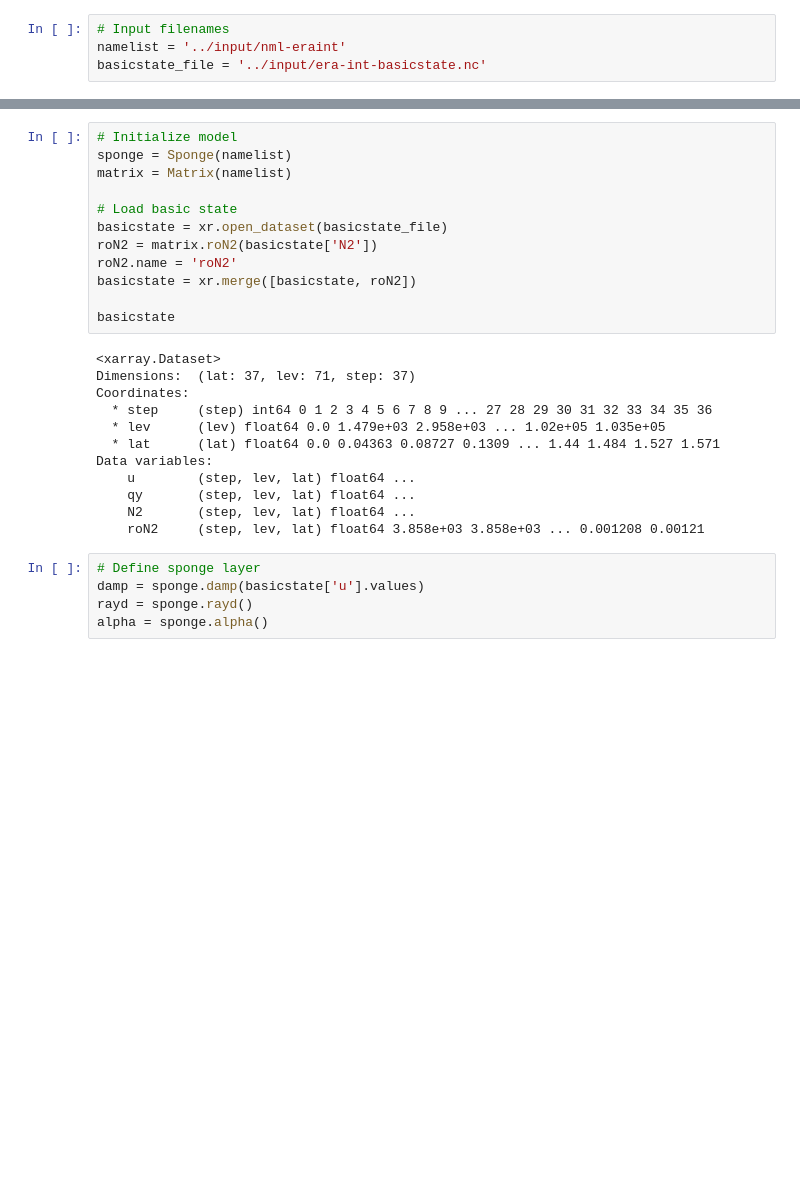
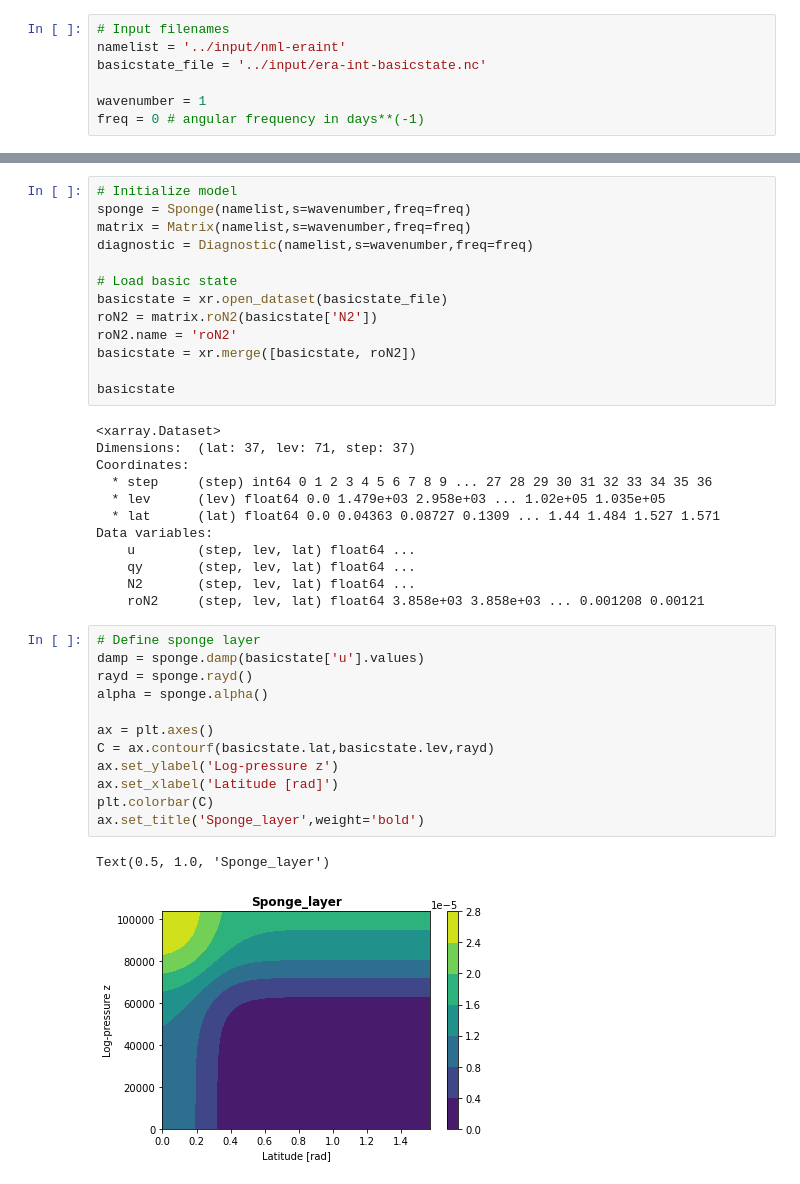
Before and after one commit to wwicker/wavegeometry_model, a Jupyter notebook: run/run.ipynb, the cells around one changed output, grey strips where cells are left out. Saved outputs shown, nothing was run; the diff lists cells and outputs as text; blank space fills up the shorter version.

Commit message:
Plotting diagnostics with run.ipynb
- bug fixes in anywave.py

```diff
--- a/run/run.ipynb
+++ b/run/run.ipynb
@@ -11,3 +18,6 @@ from anywave import Sponge, Matrix
 # Input filenames
 namelist = '../input/nml-eraint'
 basicstate_file = '../input/era-int-basicstate.nc'
+
+wavenumber = 1
+freq = 0 # angular frequency in days**(-1)
@@ -14,7 +26,8 @@ basicstate_file = '../input/era-int-basicstate.nc'
 # %%
 # Initialize model
-sponge = Sponge(namelist)
-matrix = Matrix(namelist)
+sponge = Sponge(namelist,s=wavenumber,freq=freq)
+matrix = Matrix(namelist,s=wavenumber,freq=freq)
+diagnostic = Diagnostic(namelist,s=wavenumber,freq=freq)
 
 # Load basic state
 basicstate = xr.open_dataset(basicstate_file)
@@ -38,8 +51,18 @@ Data variables:
 # %%
 # Define sponge layer
 damp = sponge.damp(basicstate['u'].values)
 rayd = sponge.rayd()
 alpha = sponge.alpha()
+
+ax = plt.axes()
+C = ax.contourf(basicstate.lat,basicstate.lev,rayd)
+ax.set_ylabel('Log-pressure z')
+ax.set_xlabel('Latitude [rad]')
+plt.colorbar(C)
+ax.set_title('Sponge_layer',weight='bold')
+# %% [output]
+Text(0.5, 1.0, 'Sponge_layer')
+[figure, added]
 # %%
 # Run Model
 f = matrix.forcing()
```
Also changed, not shown: parts of 15 cells of this notebook, 1 other file.
